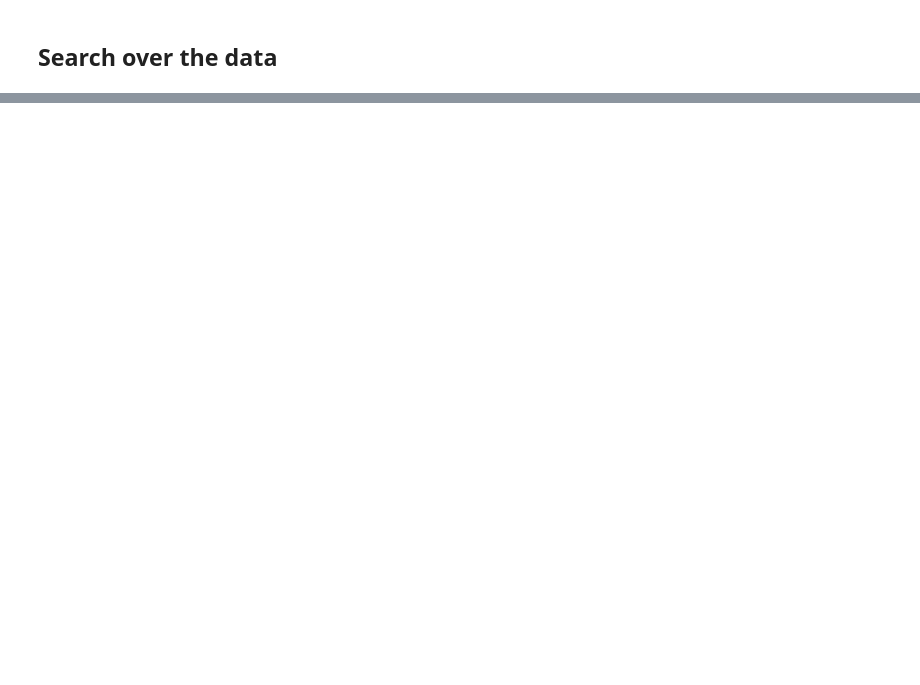
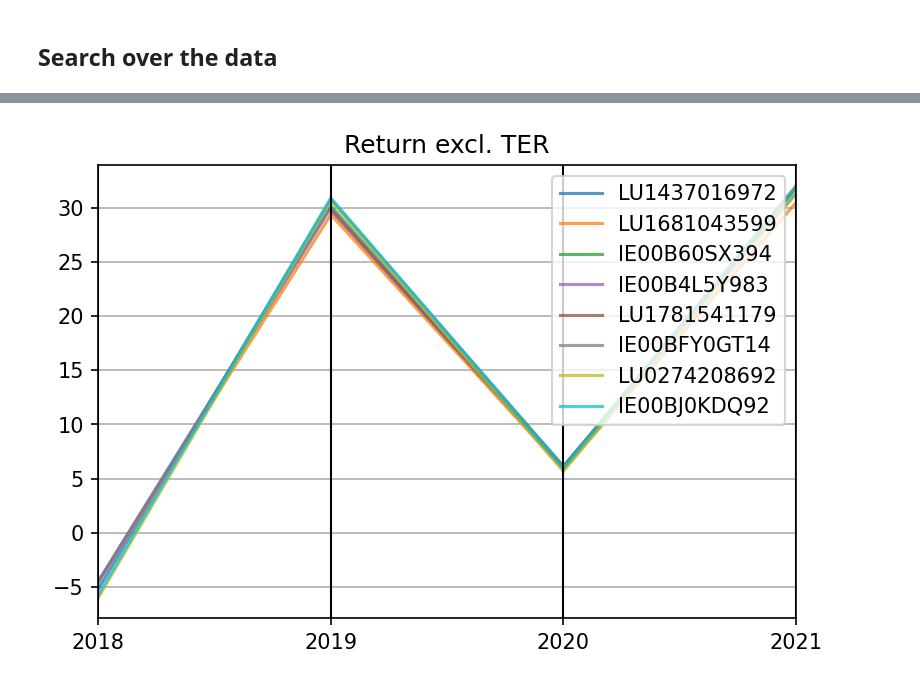
Before and after one commit to druzsan/justetf-scraping, a Jupyter notebook: justetf_scraping/justetf-scraping.ipynb, the cells around one changed output, grey strips where cells are left out. Saved outputs shown, nothing was run; the diff lists cells and outputs as text; code cells hidden in the pictures; blank space fills up the shorter version.

```diff
--- a/justetf_scraping/justetf-scraping.ipynb
+++ b/justetf_scraping/justetf-scraping.ipynb
@@ -469,0 +456,6 @@ _ = ax.set_title("Cumulative return since year with regard to TER")
+# %%
+plt.figure(dpi=150)
+ax = pd.plotting.parallel_coordinates(df, "isin", colormap="tab10", alpha=0.75)
+_ = ax.set_title("Return excl. TER")
+# %% [output]
+[figure, added]
```
Also changed, not shown: parts of 46 cells of this notebook.
